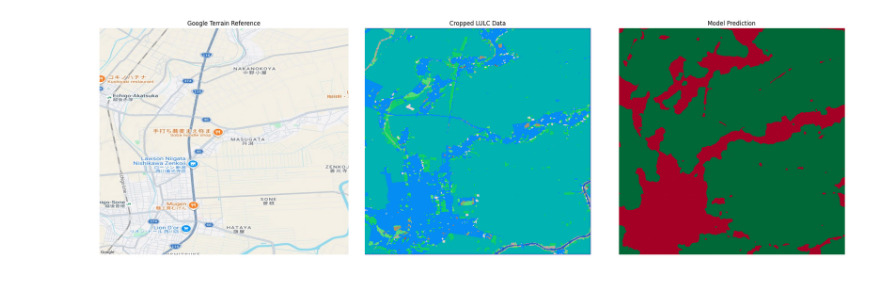
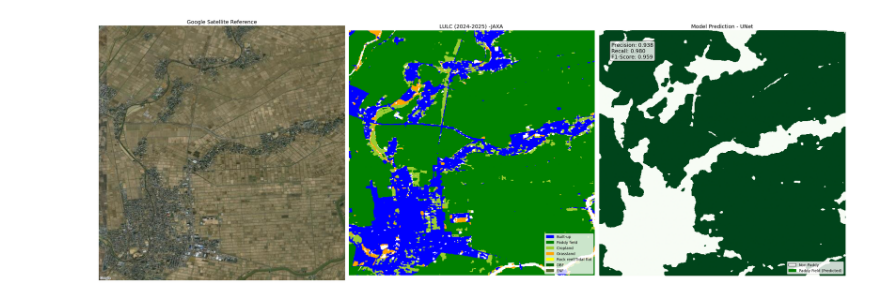
Before and after one commit to kayathri4/paddy_identification, a Jupyter notebook: prediction_visualization.ipynb, the cells around one changed output. Cells and saved outputs as stored; diff of their text form; code cells hidden in the pictures.

Commit message:
model parameter upgradation

```diff
--- a/prediction_visualization.ipynb
+++ b/prediction_visualization.ipynb
@@ -2,59 +2,107 @@
 import rasterio
 import rasterio.mask
 import matplotlib.pyplot as plt
+import matplotlib.patches as mpatches
+from matplotlib.colors import ListedColormap
 import contextily as cx
 import geopandas as gpd
 from shapely.geometry import box
 import xyzservices.lib as xyz
+import numpy as np
+from sklearn.metrics import precision_score, recall_score, f1_score
+from skimage.transform import resize # For fixing the shape mismatch
 
-# 1. Setup the Google Terrain Provider explicitly
-google_terrain = xyz.TileProvider(
-    name="GoogleTerrain",
-    url="https://mt1.google.com/vt/lyrs=p&x={x}&y={y}&z={z}",
+# --- 1. Define LULC Mapping (Updated to your list) ---
+lulc_labels = {
+    1: "Built-up", 2: "Paddy field", 3: "Cropland", 4: "Grassland",
+    5: "Rock reef/Tidal flat", 6: "DBF", 7: "DNF", 8: "EBF", 9: "ENF",
+}
+
+lulc_colors = {
+    1: 'blue', 2: 'green', 3: 'yellowgreen', 4: 'orange', 5: 'yellow',
+    6: 'darkgreen', 7: 'forestgreen', 8: 'red', 9: 'darkolivegreen',
+}
+
+# --- 2. Setup Google Satellite Provider ---
+google_satellite = xyz.TileProvider(
+    name="GoogleSatellite",
+    url="https://mt1.google.com/vt/lyrs=s&x={x}&y={y}&z={z}",
     attribution="Google"
 )
 
-# 2. Open the prediction tile and get extent
+# --- 3. Load Prediction Data ---
 with rasterio.open(r'G:\data\models\test_2.tif') as src:
     pred_data = src.read(1)
+    pred_binary = (pred_data > 0.5).astype(int)
+    target_shape = pred_binary.shape # This is the shape we need to match
     bbox = src.bounds
     gdf_bounds = gpd.GeoDataFrame({'geometry': [box(*bbox)]}, crs=src.crs)
-    # Convert bounds to Web Mercator (EPSG:3857) for contextily
     gdf_3857 = gdf_bounds.to_crs(epsg=3857)
     west, south, east, north = gdf_3857.total_bounds
 
-# 3. Prepare LULC Crop
+# --- 4. Load LULC and FIX SHAPE MISMATCH ---
 with rasterio.open(r'C:\Users\venka\workspace\projects\dump\paddy_identification\data\processed\labels\nigata_merge.tif') as lulc_src:
     bounds_for_lulc = gdf_bounds.to_crs(lulc_src.crs)
-    lulc_data, _ = rasterio.mask.mask(lulc_src, bounds_for_lulc.geometry, crop=True)
-    lulc_data = lulc_data[0]
+    lulc_data_raw, _ = rasterio.mask.mask(lulc_src, bounds_for_lulc.geometry, crop=True)
+    lulc_data_raw = lulc_data_raw[0]
 
-# 4. Create the 3-Panel Plot
-fig, axes = plt.subplots(1, 3, figsize=(22, 7))
+    # Create Ground Truth binary: 1 if LULC == 2 (Paddy), else 0
+    gt_binary_raw = (lulc_data_raw == 3).astype(float)
 
-# --- Panel 1: Google Terrain ---
-axes[0].set_title("Google Terrain Reference")
+    # CRUCIAL FIX: Resize Ground Truth to match Prediction shape exactly
+    # order=0 is 'nearest neighbor' to keep values as strictly 0 or 1
+    gt_binary = resize(gt_binary_raw, target_shape, order=0, preserve_range=True, anti_aliasing=False).astype(int)
 
-# Set the limits in 3857 coordinates
+    # Also resize lulc_data for plotting consistency (optional but cleaner)
+    lulc_data_resized = resize(lulc_data_raw.astype(float), target_shape, order=0, preserve_range=True).astype(int)
+
+# --- 5. Calculate Metrics (Now shapes match!) ---
+y_true = gt_binary.flatten()
+y_pred = pred_binary.flatten()
+
+precision = precision_score(y_true, y_pred, zero_division=0)
+recall = recall_score(y_true, y_pred, zero_division=0)
+f1 = f1_score(y_true, y_pred, zero_division=0)
+
+# --- 6. Plotting ---
+fig, axes = plt.subplots(1, 3, figsize=(28, 10))
+
+# Panel 1: Google Satellite
+axes[0].set_title("Google Satellite Reference", fontsize=14)
 axes[0].set_xlim(west, east)
 axes[0].set_ylim(south, north)
+cx.add_basemap(axes[0], source=google_satellite)
 
-# Force the specific Google provider
-cx.add_basemap(axes[0], source=google_terrain)
+# Panel 2: LULC8
+axes[1].set_title("LULC (2024-2025) -JAXA ", fontsize=14)
+unique_values = np.unique(lulc_data_resized)
+present_colors = [lulc_colors.get(val, 'white') for val in unique_values]
+im1 = axes[1].imshow(lulc_data_resized, extent=[bbox.left, bbox.right, bbox.bottom, bbox.top],
+                     cmap=ListedColormap(present_colors))
 
-# --- Panel 2: LULC ---
-# Note: LULC and Prediction usually look better in their native CRS (meters/degrees)
-axes[1].set_title("Cropped LULC Data")
-axes[1].imshow(lulc_data, extent=[bbox.left, bbox.right, bbox.bottom, bbox.top], cmap='terrain')
+patches = [mpatches.Patch(color=lulc_colors[val], label=lulc_labels[val]) for val in unique_values if val in lulc_labels]
+axes[1].legend(handles=patches, loc='lower right',  fontsize=10)
 
-# --- Panel 3: Prediction ---
-axes[2].set_title("Model Prediction")
-axes[2].imshow(pred_data, extent=[bbox.left, bbox.right, bbox.bottom, bbox.top], cmap='RdYlGn')
+# Panel 3: Prediction & Metrics
+axes[2].set_title("Model Prediction - UNet", fontsize=14)
+axes[2].imshow(pred_binary, extent=[bbox.left, bbox.right, bbox.bottom, bbox.top], cmap='Greens')
+
+# Legend with white for Non-Paddy
+pred_patches = [
+    mpatches.Patch(color='white', ec='black', label='Non-Paddy'),
+    mpatches.Patch(color='green', label='Paddy Field (Predicted)')
+]
+axes[2].legend(handles=pred_patches, loc='lower right')
+
+# Add Metrics Text Box
+stats_text = f"Precision: {precision:.3f}\nRecall: {recall:.3f}\nF1-Score: {f1:.3f}"
+axes[2].text(0.05, 0.95, stats_text, transform=axes[2].transAxes, fontsize=14,
+             verticalalignment='top', bbox=dict(boxstyle='round', facecolor='white', alpha=0.8))
 
 for ax in axes:
     ax.set_axis_off()
 
 plt.tight_layout()
 plt.show()
 # %% [output]
-[figure, old version]
+[figure, new version]
```
Also changed, not shown: 6 other files.
